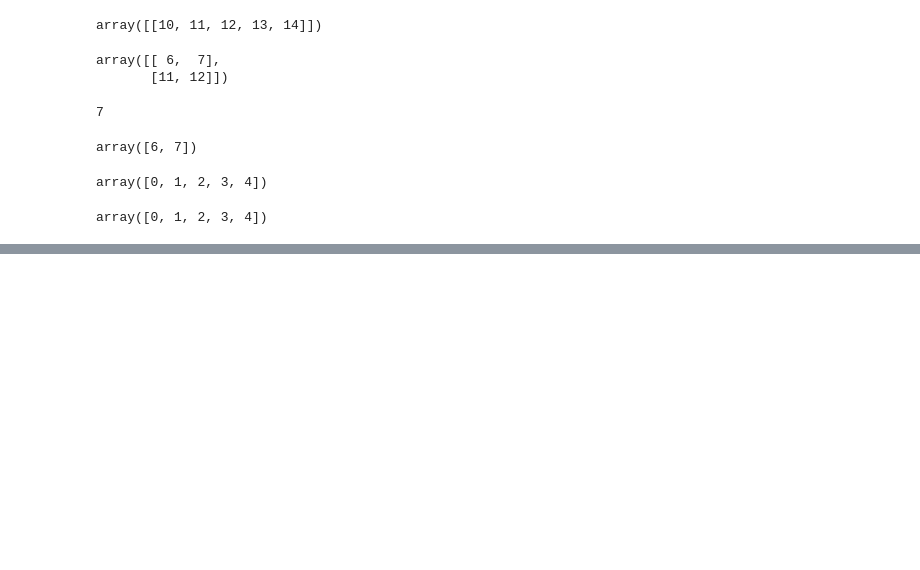
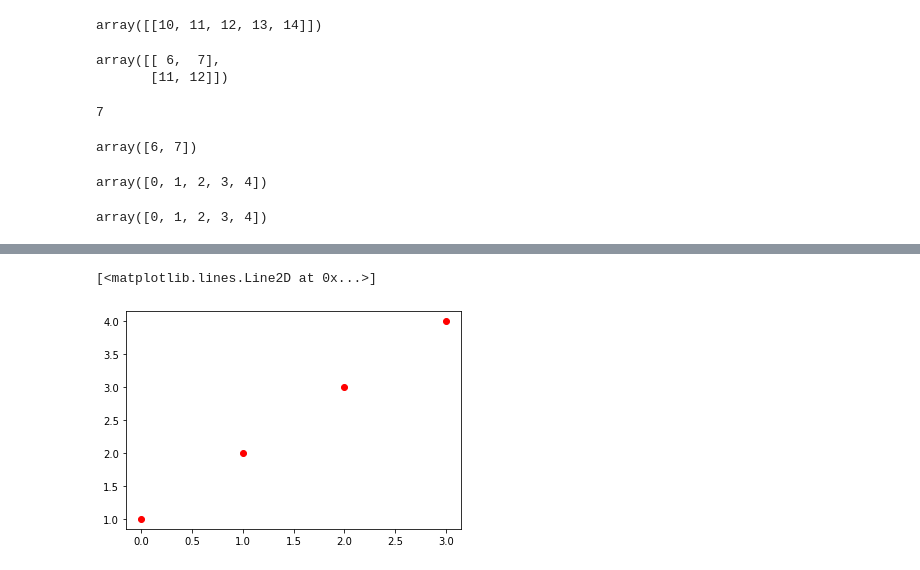
Before and after one commit to Kuo2022/20220702-python, a Jupyter notebook: 20220723.ipynb, the cells around one changed output, grey strips where cells are left out. Cells and saved outputs as stored; diff of their text form; code cells hidden in the pictures; blank space fills up the shorter version.

```diff
--- a/20220723.ipynb
+++ b/20220723.ipynb
@@ -111,0 +165,5 @@ array([0, 1, 2, 3, 4])
+# %%
+plt.plot(x, "ro")
+# %% [output]
+[<matplotlib.lines.Line2D at 0x...>]
+[figure, added]
```
Also changed, not shown: parts of 18 cells of this notebook.
